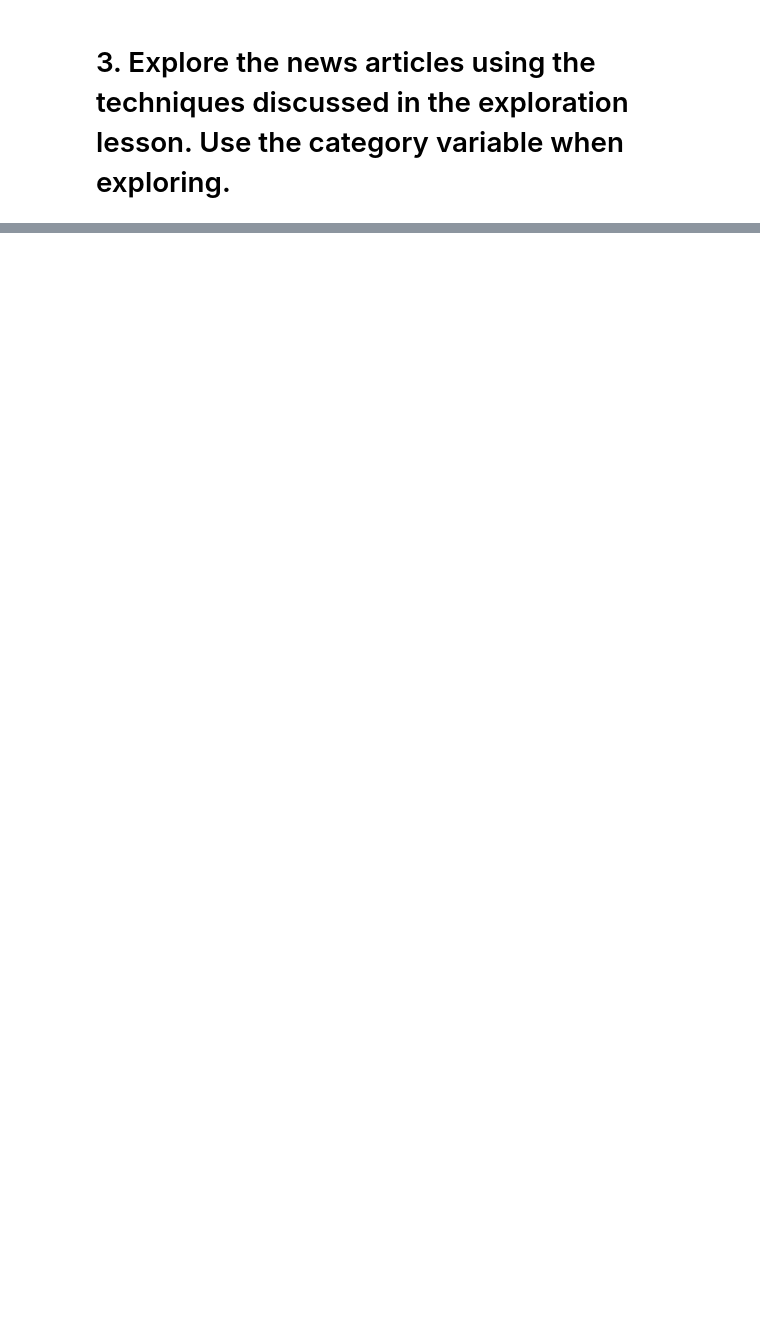
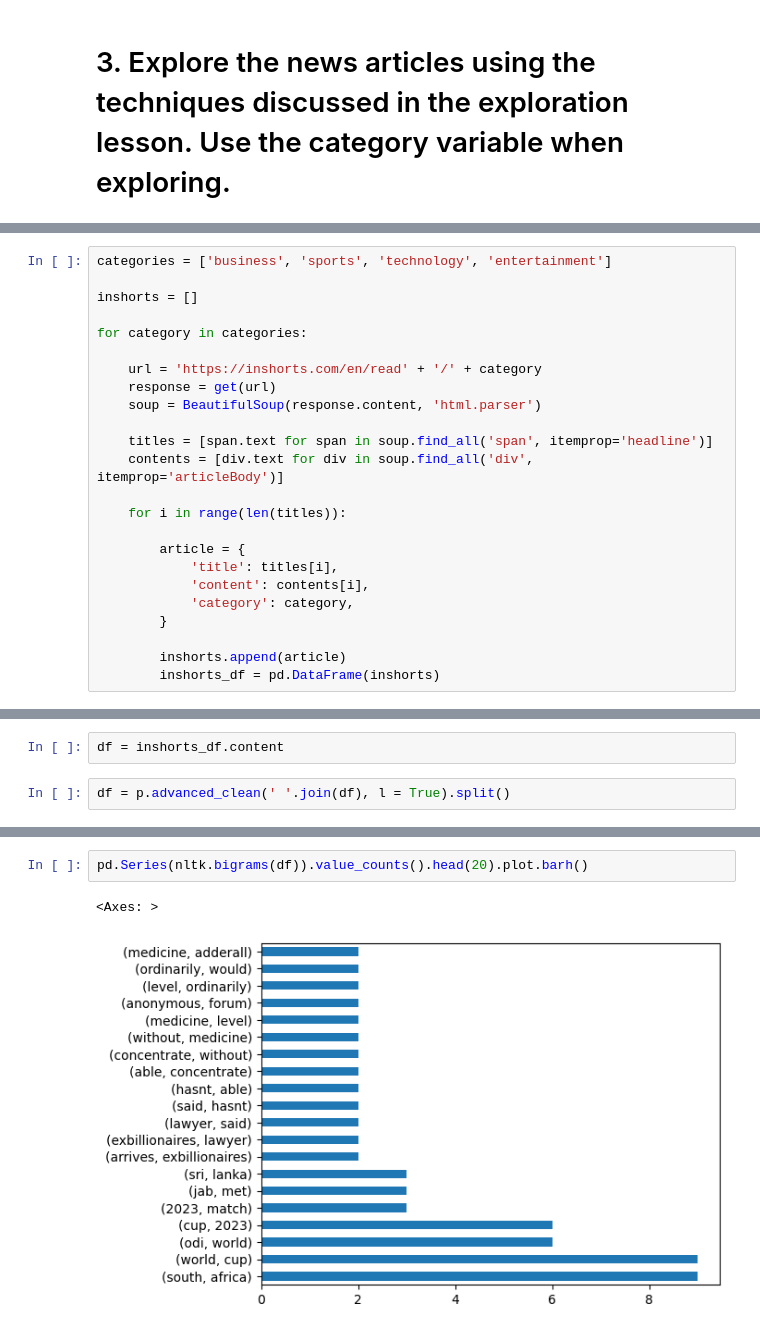
Before and after one commit to Msalazar2/nlp-excercises, a Jupyter notebook: explore_exercises.ipynb, the cells around one changed output, grey strips where cells are left out. Cells and saved outputs as stored; diff of their text form; blank space fills up the shorter version.

```diff
--- a/explore_exercises.ipynb
+++ b/explore_exercises.ipynb
@@ -380,0 +379,24 @@ IndexError: list assignment index out of range
+# %%
+categories = ['business', 'sports', 'technology', 'entertainment']
+
+inshorts = []
+
+for category in categories:
+
+    url = 'https://inshorts.com/en/read' + '/' + category
+    response = get(url)
+    soup = BeautifulSoup(response.content, 'html.parser')
+
+    titles = [span.text for span in soup.find_all('span', itemprop='headline')]
+    contents = [div.text for div in soup.find_all('div', itemprop='articleBody')]
+
+    for i in range(len(titles)):
+
+        article = {
+            'title': titles[i],
+            'content': contents[i],
+            'category': category,
+        }
+
+        inshorts.append(article)
+        inshorts_df = pd.DataFrame(inshorts)
@@ -380,0 +420,4 @@ IndexError: list assignment index out of range
+# %%
+df = inshorts_df.content
+# %%
+df = p.advanced_clean(' '.join(df), l = True).split()
@@ -380,0 +484,5 @@ IndexError: list assignment index out of range
+# %%
+pd.Series(nltk.bigrams(df)).value_counts().head(20).plot.barh()
+# %% [output]
+<Axes: >
+[figure, added]
```
Also changed, not shown: parts of 14 cells of this notebook, 1 other file.
